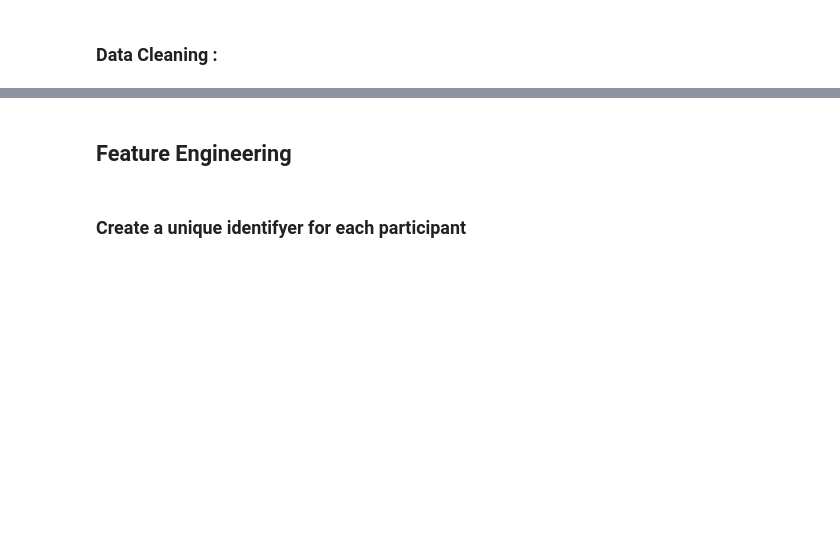
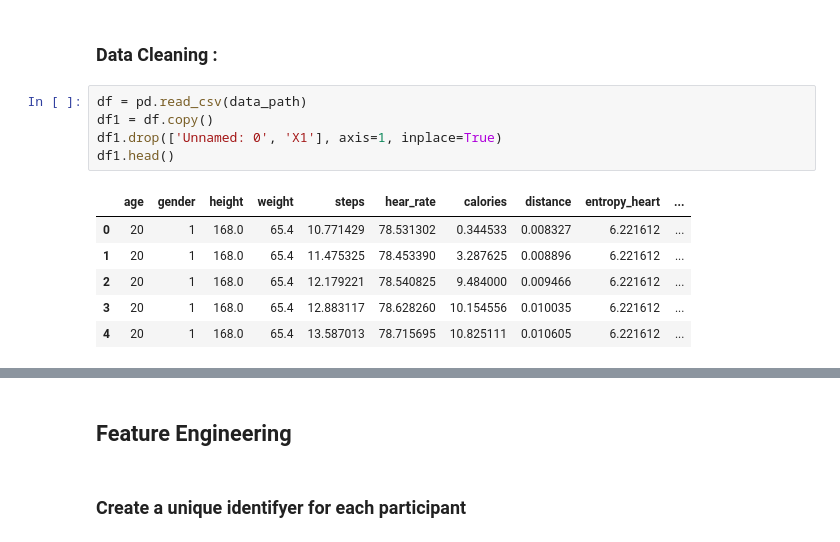
Before and after one commit to bernadetti0/predicting_activity, a Jupyter notebook: notebooks/Data_Analysis.ipynb, the cells around one changed output, grey strips where cells are left out. Cells and saved outputs as stored; diff of their text form; blank space fills up the shorter version.

```diff
--- a/notebooks/Data_Analysis.ipynb
+++ b/notebooks/Data_Analysis.ipynb
@@ -96,3 +84,15 @@ df.describe()
 | max | 6264.000000 | 3670.000000 | 56.000000 | 1.000000 | 191.000000 | 115.000000 | 1714.000000 | 194.333333 | 97.500000 | 335.000000 | ... |
 # %% [markdown]
 ### Data Cleaning :
+# %%
+df = pd.read_csv(data_path)
+df1 = df.copy()
+df1.drop(['Unnamed: 0', 'X1'], axis=1, inplace=True)
+df1.head()
+# %% [output]
+|  | age | gender | height | weight | steps | hear_rate | calories | distance | entropy_heart | ... |
+| 0 | 20 | 1 | 168.0 | 65.4 | 10.771429 | 78.531302 | 0.344533 | 0.008327 | 6.221612 | ... |
+| 1 | 20 | 1 | 168.0 | 65.4 | 11.475325 | 78.453390 | 3.287625 | 0.008896 | 6.221612 | ... |
+| 2 | 20 | 1 | 168.0 | 65.4 | 12.179221 | 78.540825 | 9.484000 | 0.009466 | 6.221612 | ... |
+| 3 | 20 | 1 | 168.0 | 65.4 | 12.883117 | 78.628260 | 10.154556 | 0.010035 | 6.221612 | ... |
+| 4 | 20 | 1 | 168.0 | 65.4 | 13.587013 | 78.715695 | 10.825111 | 0.010605 | 6.221612 | ... |
```
Also changed, not shown: parts of 44 cells of this notebook.
